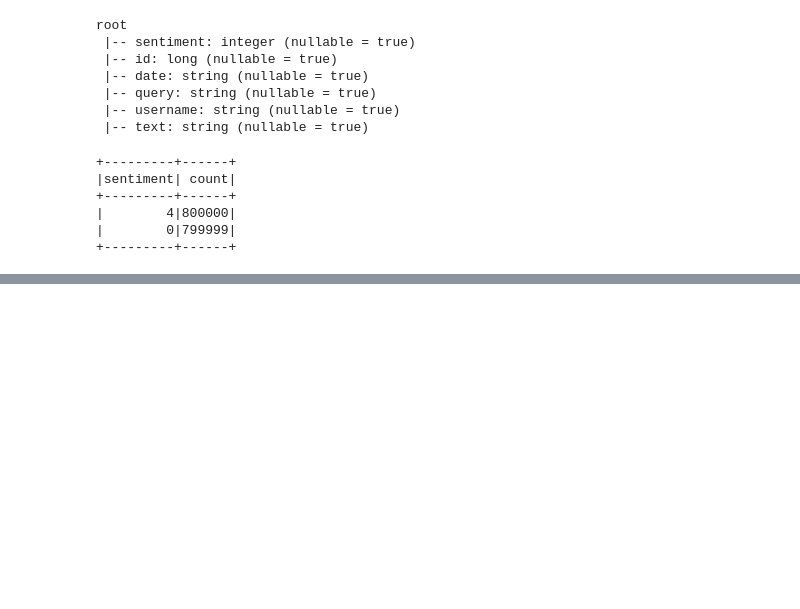
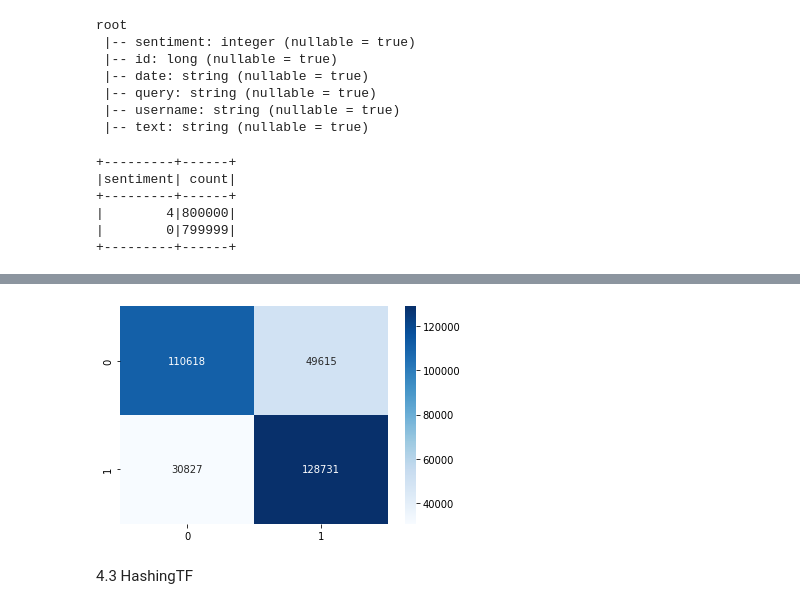
Before and after one commit to rasikaghadge/dsbda-min-project, a Jupyter notebook: sentiment_Analysis.ipynb, the cells around one changed output, grey strips where cells are left out. Drawn from its saved outputs; the diff is of its cells as text; code cells hidden in the pictures; blank space fills up the shorter version.

```diff
--- a/sentiment_Analysis.ipynb
+++ b/sentiment_Analysis.ipynb
@@ -93,0 +189,3 @@ display(df2)
+# %%
+df2 = stopword(df2, 'tokens')
+df2.show(5)
@@ -93,0 +257,36 @@ display(df2)
+# %%
+from pyspark.ml.feature import HashingTF, CountVectorizer, IDF, NGram
+from pyspark.ml import Pipeline
+
+def extract_features(df, column_name="terms_stemmed", vocab_size=1000,n_gram_size=4,n_features=200,min_doc_freq=10,type='CountVectorizer',\
+                    cv_model = None, idf_model = None, hashing_TF = None):
+    # vocab_size : number of words to be retained as vocabulary
+    # min_doc_freq : minimum number of documents a word has to appear in to be included in the vocabulary
+    # n_features = 200 default embedding vector size
+
+    ngrams = NGram(n=n_gram_size, inputCol=column_name, outputCol="ngrams")
+    ngrams.transform(df)
+
+    tf_features_df = None
+
+    if(type == "CountVectorizer"):
+        if cv_model is None:
+            cv = CountVectorizer(inputCol=column_name, outputCol="tf_features", vocabSize=vocab_size, minDF=min_doc_freq)
+            cv_model = cv.fit(df)
+        tf_features_df = cv_model.transform(df).cache()
+
+    if(type == "HashingTF"):
+        if hashing_TF is None:
+            hashing_TF = HashingTF(inputCol=column_name, outputCol="tf_features", numFeatures=n_features)
+        tf_features_df = hashing_TF.transform(df).cache()
+
+    if idf_model is None:
+        idf = IDF(inputCol="tf_features", outputCol="features")
+        idf_model = idf.fit(tf_features_df)
+    tf_idf_features_df = idf_model.transform(tf_features_df).cache()
+
+    # We will return models for testing purposes in future
+    return tf_idf_features_df, {'CountVectorizer' : cv_model, 'IDF' : idf_model, 'HashingTF' : hashing_TF}
+# %%
+twitter_cv_df, cv_models = extract_features(df2, type="CountVectorizer")
+twitter_cv_df.show(5)
@@ -93,0 +435,2 @@ display(df2)
+# %%
+y_true, y_pred, best_params = grid_search_hyperparameter_tuning(twitter_cv_df, regParams=[0.01, 0.05, 0.1], elasticNetParams=[0.2,0.6,0.8], tolParams=[1e-06, 1e-03],maxIter=20)
@@ -93,0 +475,6 @@ display(df2)
+# %%
+print_heatmap(y_true, y_pred)
+# %% [output]
+[figure, added]
+# %% [markdown]
+4.3 HashingTF
```
Also changed, not shown: parts of 44 cells of this notebook.
